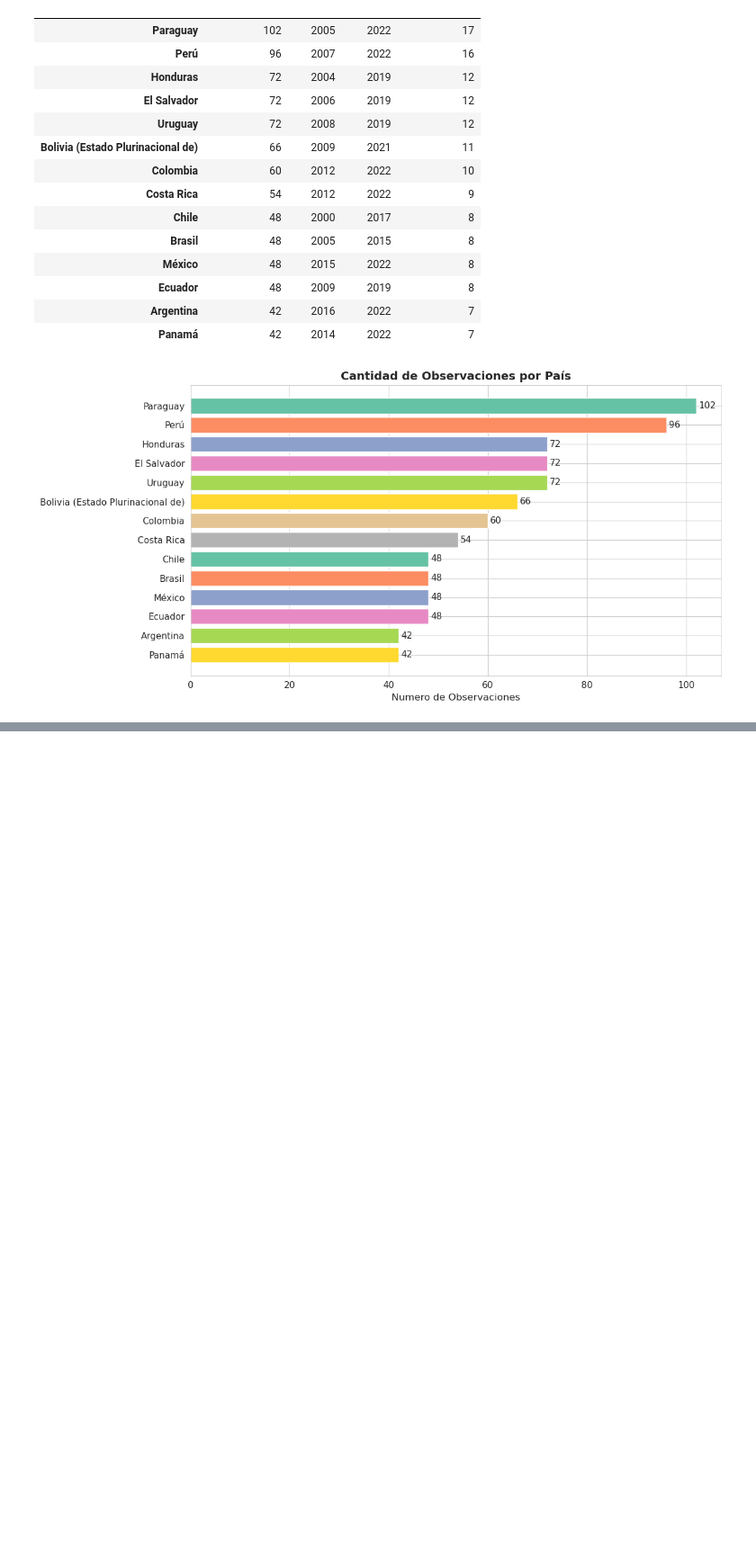
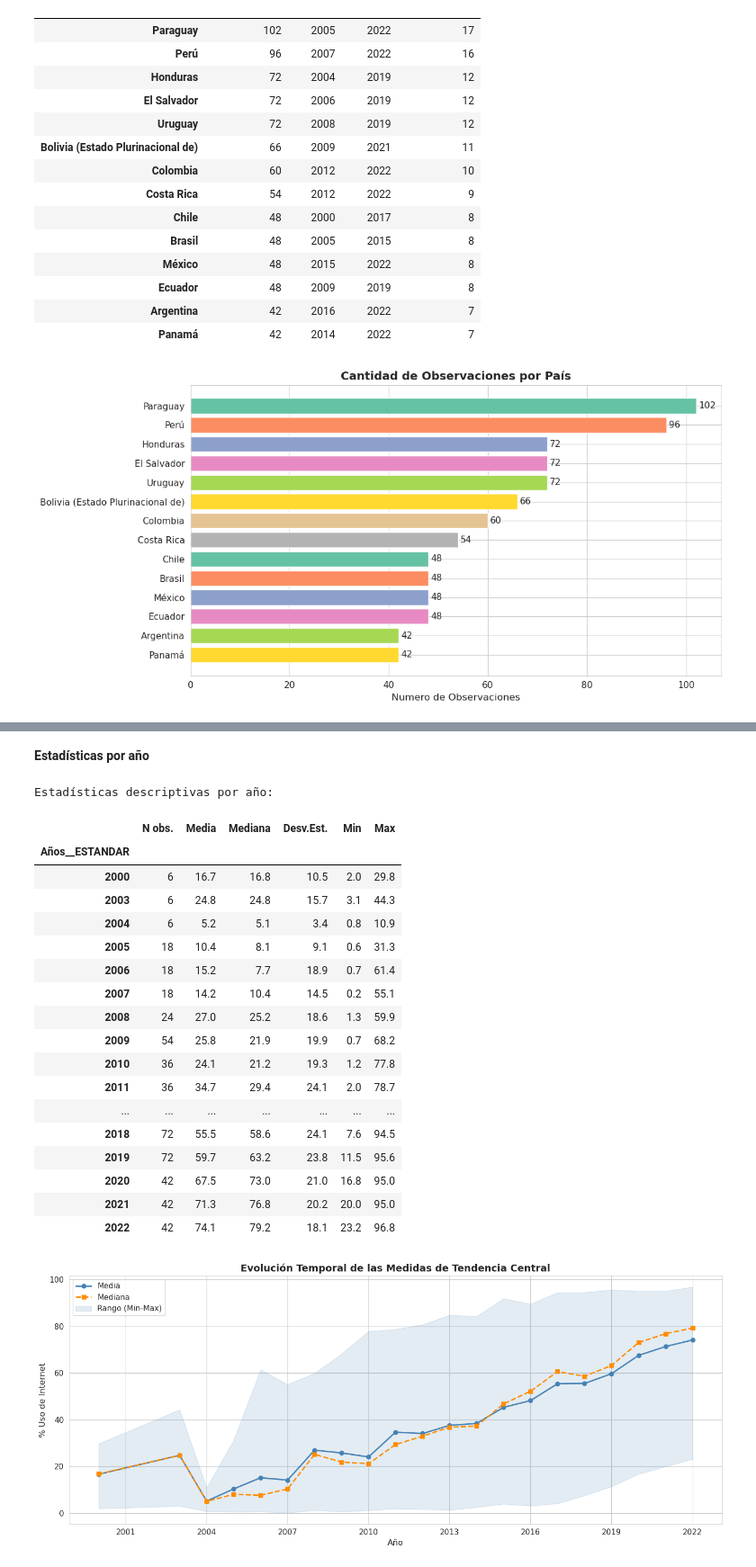
Before and after one commit to Tunchxz/CC3074-Proyecto-Final, a Jupyter notebook: Week-1.ipynb, the cells around one changed output, grey strips where cells are left out. Shown at 90% size. Drawn from its saved outputs; the diff is of its cells as text; code cells hidden in the pictures; blank space fills up the shorter version.

```diff
--- a/Week-1.ipynb
+++ b/Week-1.ipynb
@@ -356,0 +526,45 @@ plt.show()
+# %% [markdown]
+**Estadísticas por año**
+# %%
+stats_year = df.groupby('Años__ESTANDAR')['value'].agg(
+    ['count', 'mean', 'median', 'std', 'min', 'max']
+).round(1)
+stats_year.columns = ['N obs.', 'Media', 'Mediana', 'Desv.Est.', 'Min', 'Max']
+
+print('Estadísticas descriptivas por año:')
+display(stats_year)
+
+# Tendencia temporal de medidas de tendencia central
+fig, ax = plt.subplots(figsize=(14, 6))
+ax.plot(stats_year.index, stats_year['Media'], 'o-', color='steelblue', label='Media', linewidth=2)
+ax.plot(stats_year.index, stats_year['Mediana'], 's--', color='darkorange', label='Mediana', linewidth=2)
+ax.fill_between(stats_year.index, stats_year['Min'], stats_year['Max'],
+                alpha=0.15, color='steelblue', label='Rango (Min-Max)')
+ax.set_xlabel('Año')
+ax.set_ylabel('% Uso de Internet')
+ax.set_title('Evolución Temporal de las Medidas de Tendencia Central', fontsize=14, fontweight='bold')
+ax.legend()
+ax.xaxis.set_major_locator(MaxNLocator(integer=True))
+plt.tight_layout()
+plt.show()
+# %% [output]
+Estadísticas descriptivas por año:
+|  | N obs. | Media | Mediana | Desv.Est. | Min | Max |
+| Años__ESTANDAR |  |  |  |  |  |  |
+| 2000 | 6 | 16.7 | 16.8 | 10.5 | 2.0 | 29.8 |
+| 2003 | 6 | 24.8 | 24.8 | 15.7 | 3.1 | 44.3 |
+| 2004 | 6 | 5.2 | 5.1 | 3.4 | 0.8 | 10.9 |
+| 2005 | 18 | 10.4 | 8.1 | 9.1 | 0.6 | 31.3 |
+| 2006 | 18 | 15.2 | 7.7 | 18.9 | 0.7 | 61.4 |
+| 2007 | 18 | 14.2 | 10.4 | 14.5 | 0.2 | 55.1 |
+| 2008 | 24 | 27.0 | 25.2 | 18.6 | 1.3 | 59.9 |
+| 2009 | 54 | 25.8 | 21.9 | 19.9 | 0.7 | 68.2 |
+| 2010 | 36 | 24.1 | 21.2 | 19.3 | 1.2 | 77.8 |
+| 2011 | 36 | 34.7 | 29.4 | 24.1 | 2.0 | 78.7 |
+| ... | ... | ... | ... | ... | ... | ... |
+| 2018 | 72 | 55.5 | 58.6 | 24.1 | 7.6 | 94.5 |
+| 2019 | 72 | 59.7 | 63.2 | 23.8 | 11.5 | 95.6 |
+| 2020 | 42 | 67.5 | 73.0 | 21.0 | 16.8 | 95.0 |
+| 2021 | 42 | 71.3 | 76.8 | 20.2 | 20.0 | 95.0 |
+| 2022 | 42 | 74.1 | 79.2 | 18.1 | 23.2 | 96.8 |
+[figure, added]
```
Also changed, not shown: parts of 12 cells of this notebook.
